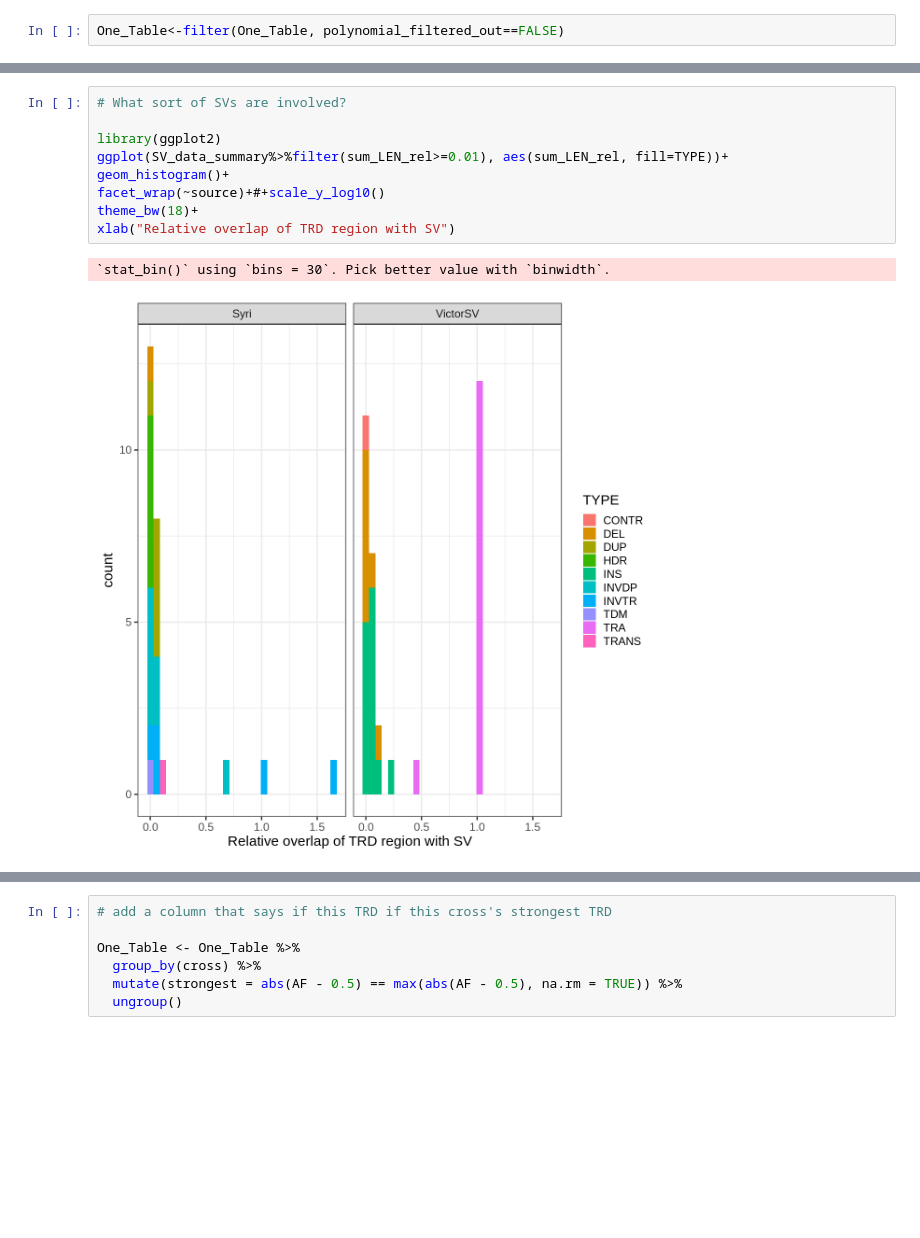
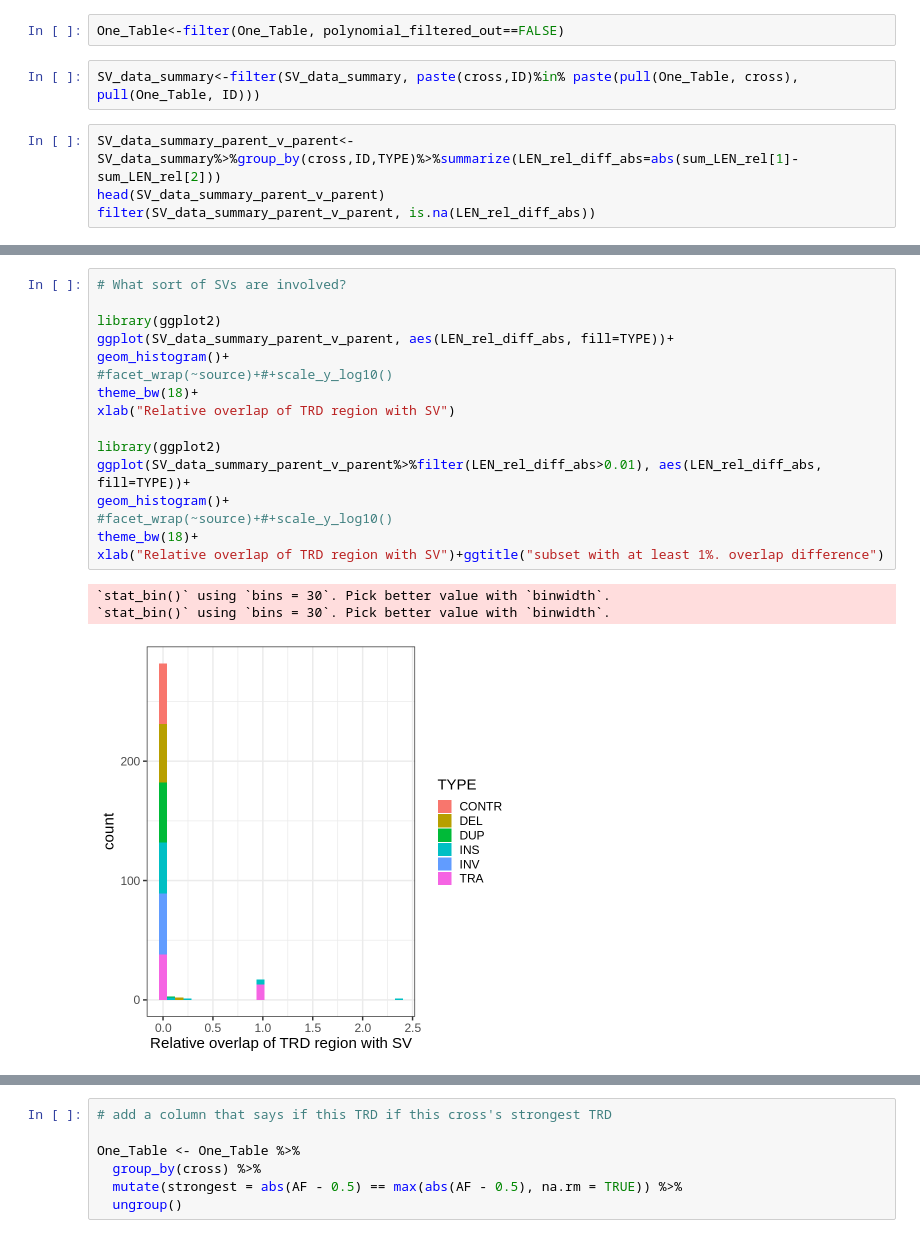
Before and after one commit to jnrunge/TRD, a Jupyter notebook: 03_GenomicSignals/03_PutItAllTogether.ipynb, the cells around one changed output, grey strips where cells are left out. Cells and saved outputs as stored; diff of their text form; blank space fills up the shorter version.

```diff
--- a/03_GenomicSignals/03_PutItAllTogether.ipynb
+++ b/03_GenomicSignals/03_PutItAllTogether.ipynb
@@ -399,3 +391,9 @@ A tidytable: 1 x 33
 [figure]
 # %%
 One_Table<-filter(One_Table, polynomial_filtered_out==FALSE)
+# %%
+SV_data_summary<-filter(SV_data_summary, paste(cross,ID)%in% paste(pull(One_Table, cross), pull(One_Table, ID)))
+# %%
+SV_data_summary_parent_v_parent<-SV_data_summary%>%group_by(cross,ID,TYPE)%>%summarize(LEN_rel_diff_abs=abs(sum_LEN_rel[1]-sum_LEN_rel[2]))
+head(SV_data_summary_parent_v_parent)
+filter(SV_data_summary_parent_v_parent, is.na(LEN_rel_diff_abs))
@@ -402,12 +413,20 @@ One_Table<-filter(One_Table, polynomial_filtered_out==FALSE)
 # %%
 # What sort of SVs are involved?
 
 library(ggplot2)
-ggplot(SV_data_summary%>%filter(sum_LEN_rel>=0.01), aes(sum_LEN_rel, fill=TYPE))+
+ggplot(SV_data_summary_parent_v_parent, aes(LEN_rel_diff_abs, fill=TYPE))+
 geom_histogram()+
-facet_wrap(~source)+#+scale_y_log10()
+#facet_wrap(~source)+#+scale_y_log10()
 theme_bw(18)+
 xlab("Relative overlap of TRD region with SV")
+
+library(ggplot2)
+ggplot(SV_data_summary_parent_v_parent%>%filter(LEN_rel_diff_abs>0.01), aes(LEN_rel_diff_abs, fill=TYPE))+
+geom_histogram()+
+#facet_wrap(~source)+#+scale_y_log10()
+theme_bw(18)+
+xlab("Relative overlap of TRD region with SV")+ggtitle("subset with at least 1%. overlap difference")
 # %% [output]
 `stat_bin()` using `bins = 30`. Pick better value with `binwidth`.
+`stat_bin()` using `bins = 30`. Pick better value with `binwidth`.
-[figure, old version]
+[figure, new version]
```
Also changed, not shown: parts of 39 cells of this notebook, 3 other files.
